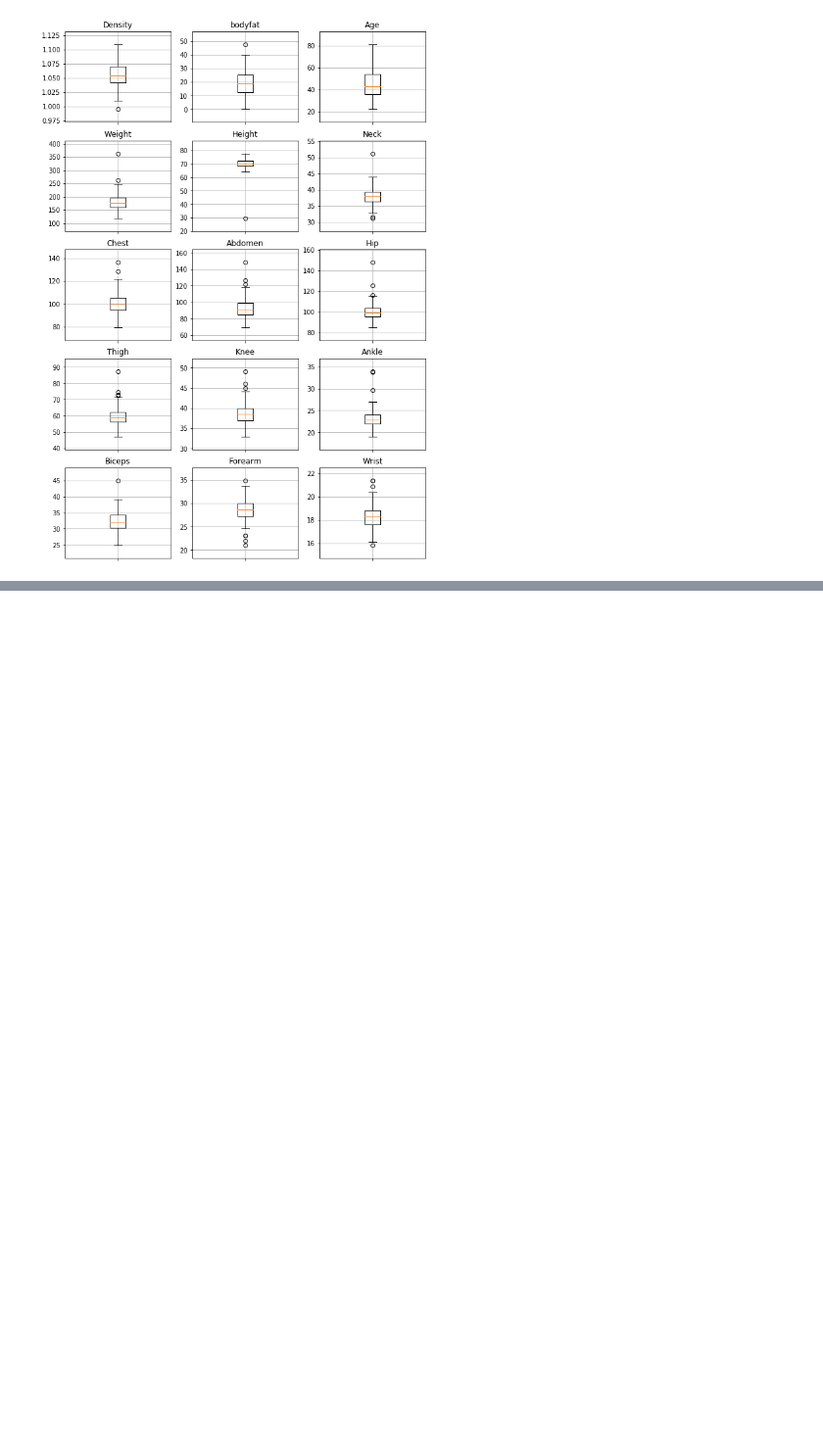
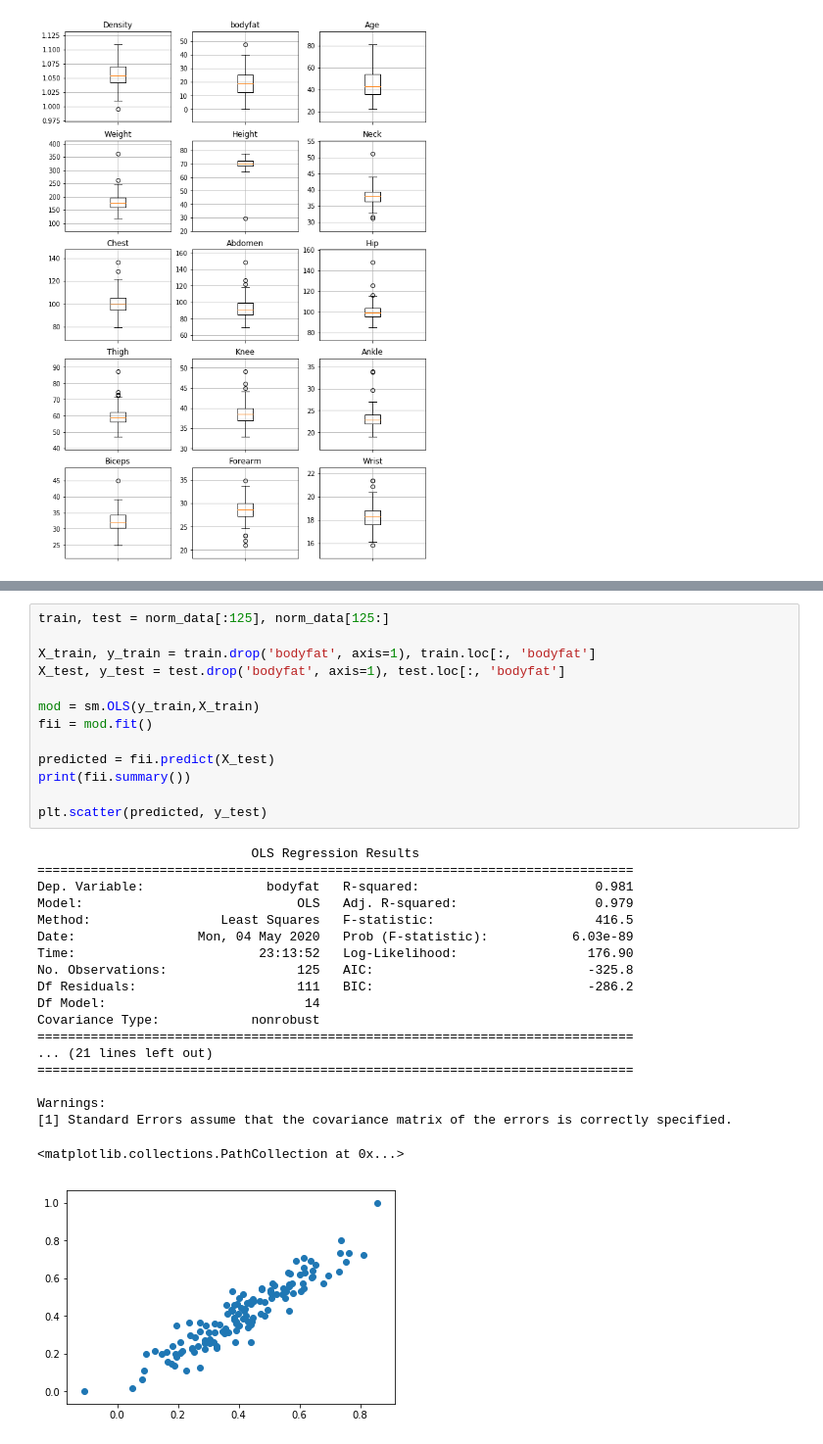
Before and after one commit to dsradecki/bodyfatprediction, a Jupyter notebook: notebooks/eda.ipynb, the cells around one changed output, grey strips where cells are left out. Shown at 98% size. Saved outputs shown, nothing was run; the diff lists cells and outputs as text; blank space fills up the shorter version.

```diff
--- a/notebooks/eda.ipynb
+++ b/notebooks/eda.ipynb
@@ -37,0 +84,33 @@ vis.boxplots(raw_data)
+# %%
+train, test = norm_data[:125], norm_data[125:]
+
+X_train, y_train = train.drop('bodyfat', axis=1), train.loc[:, 'bodyfat']
+X_test, y_test = test.drop('bodyfat', axis=1), test.loc[:, 'bodyfat']
+
+mod = sm.OLS(y_train,X_train)
+fii = mod.fit()
+
+predicted = fii.predict(X_test)
+print(fii.summary())
+
+plt.scatter(predicted, y_test)
+# %% [output]
+                            OLS Regression Results
+==============================================================================
+Dep. Variable:                bodyfat   R-squared:                       0.981
+Model:                            OLS   Adj. R-squared:                  0.979
+Method:                 Least Squares   F-statistic:                     416.5
+Date:                Mon, 04 May 2020   Prob (F-statistic):           6.03e-89
+Time:                        23:13:52   Log-Likelihood:                 176.90
+No. Observations:                 125   AIC:                            -325.8
+Df Residuals:                     111   BIC:                            -286.2
+Df Model:                          14
+Covariance Type:            nonrobust
+==============================================================================
+... (21 lines left out)
+==============================================================================
+
+Warnings:
+[1] Standard Errors assume that the covariance matrix of the errors is correctly specified.
+<matplotlib.collections.PathCollection at 0x...>
+[figure, added]
```
Also changed, not shown: parts of 7 cells of this notebook, 3 other files.
